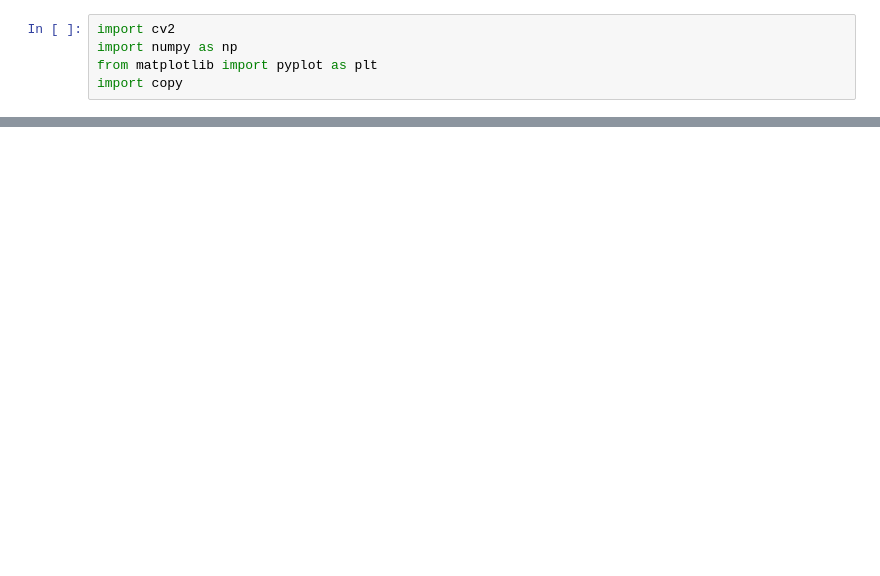
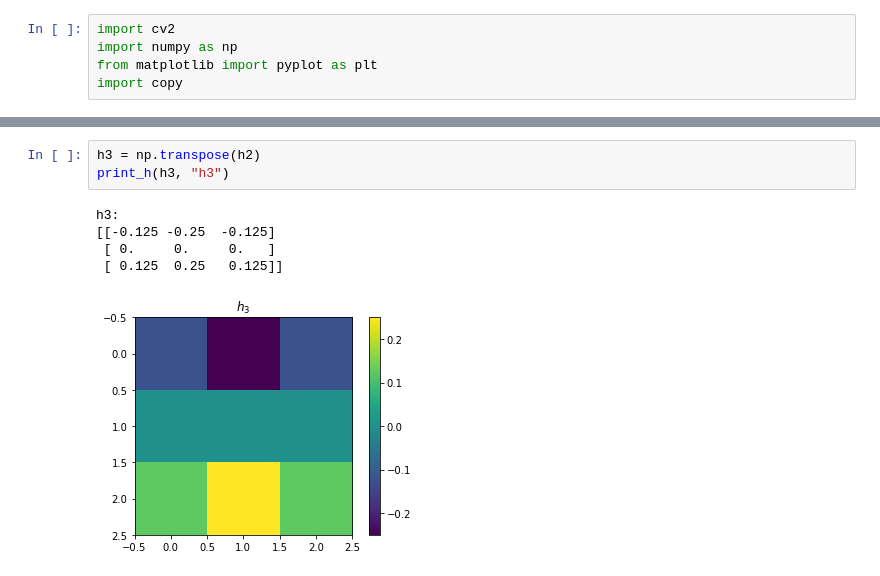
Before and after one commit to nirey10/CV202-HW2, a Jupyter notebook: ex2.ipynb, the cells around one changed output, grey strips where cells are left out. Cells and saved outputs as stored; diff of their text form; blank space fills up the shorter version.

```diff
--- a/ex2.ipynb
+++ b/ex2.ipynb
@@ -45,0 +70,9 @@ plt.show()
+# %%
+h3 = np.transpose(h2)
+print_h(h3, "h3")
+# %% [output]
+h3:
+[[-0.125 -0.25  -0.125]
+ [ 0.     0.     0.   ]
+ [ 0.125  0.25   0.125]]
+[figure, added]
```
Also changed, not shown: parts of 11 cells of this notebook.
